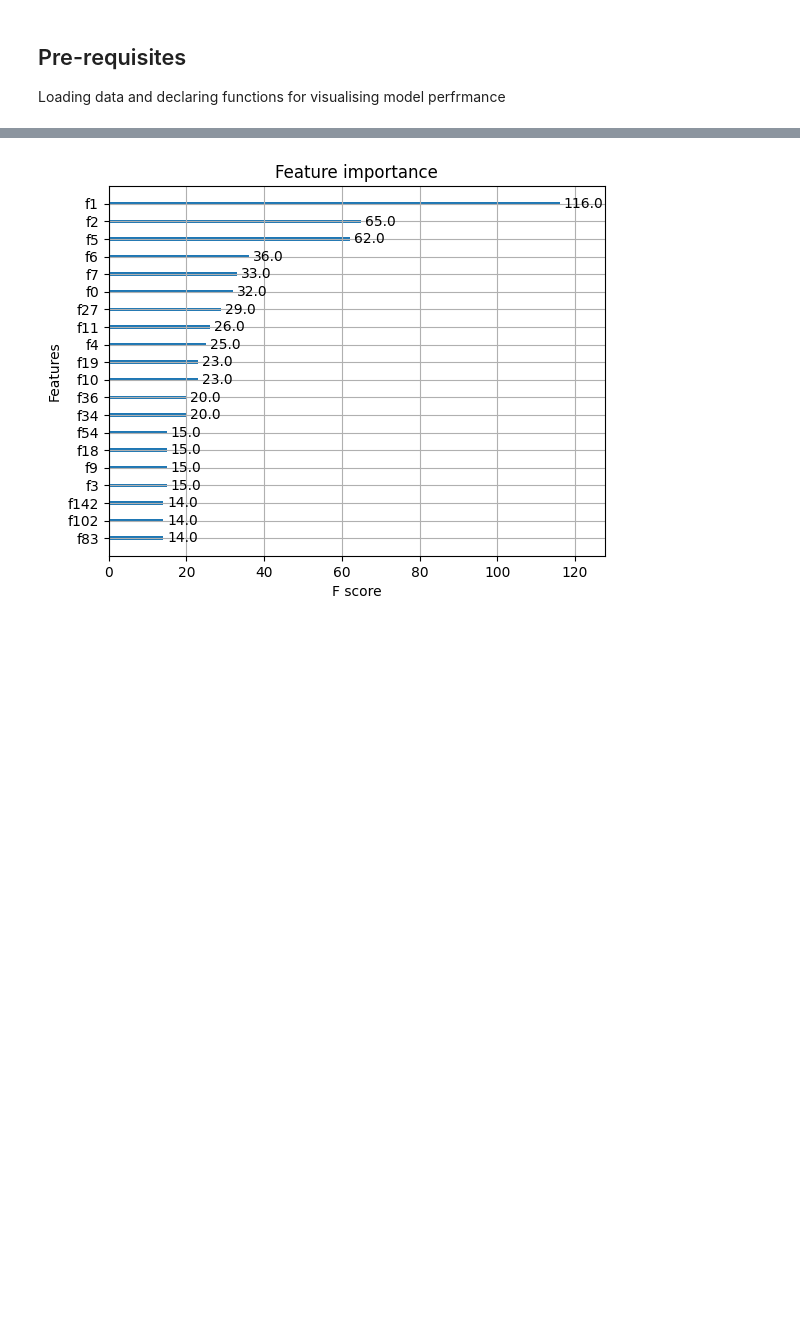
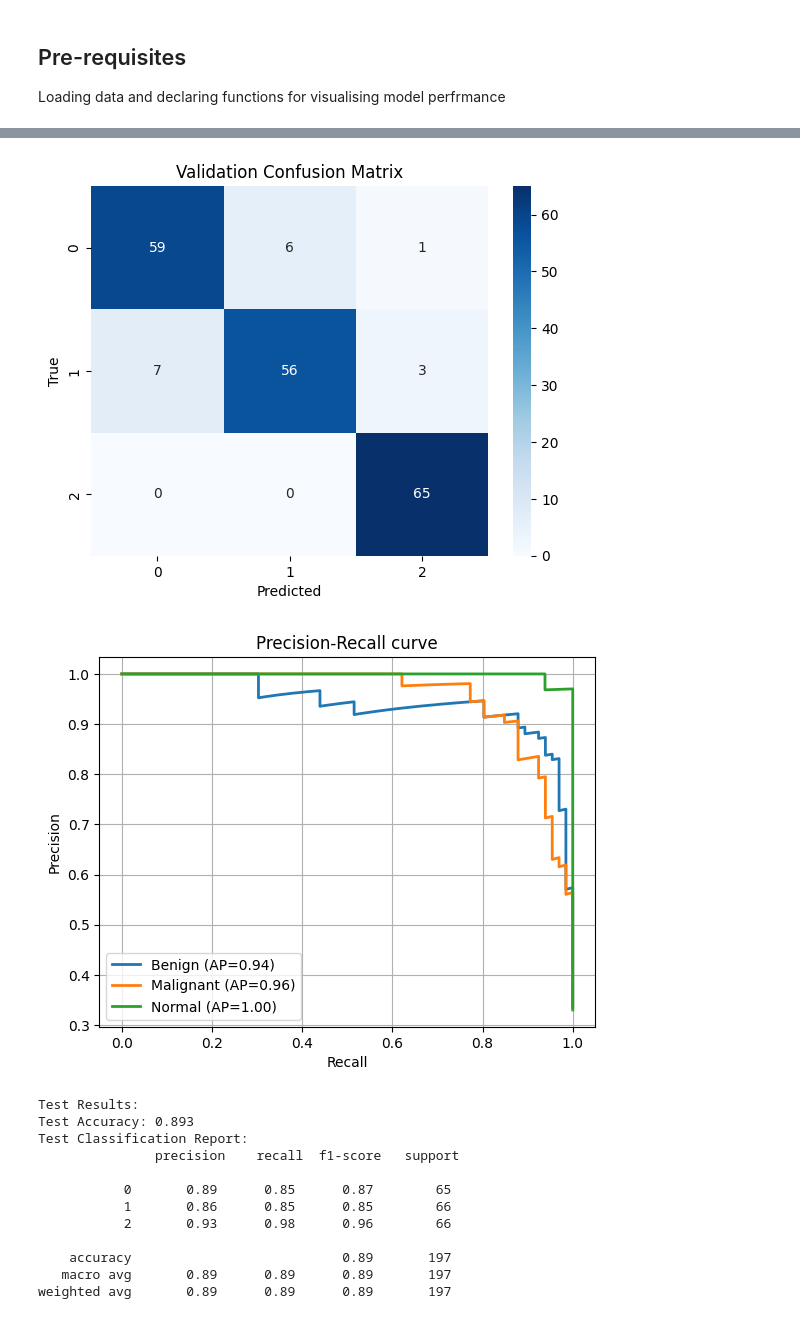
Before and after one commit to jessica9365/breast_cancer_detection, a Jupyter notebook: notebooks/classification_model.ipynb, the cells around one changed output, grey strips where cells are left out. Cells and saved outputs as stored; diff of their text form; code cells hidden in the pictures; blank space fills up the shorter version.

```diff
--- a/notebooks/classification_model.ipynb
+++ b/notebooks/classification_model.ipynb
@@ -382,39 +398,32 @@ Confusion Matrix:
+# %%
+def train_XGBoost(X_train, y_train, X_val=X_val, y_val=y_val):
+    # Initialize model
+    xgb_clf = xgb.XGBClassifier(
+        objective='multi:softprob',
+        num_class=3,
+        random_state=42,
+        n_estimators=100,
+        eval_metric='mlogloss',
+        early_stopping_rounds=20
+    )
+
+    xgb_clf.fit(
+        X_train, y_train,
+        eval_set=[(X_val, y_val)],
+        verbose=True
+    )
+
+    return xgb_clf
 # %%
-import xgboost as xgb
-from sklearn.metrics import accuracy_score, classification_report, confusion_matrix
-import matplotlib.pyplot as plt
+xgb_clf = train_XGBoost(X_train, y_train)
 
-# Assume labels are already encoded as 0,1,2
+print("Validation Results:")
+y_val_pred, y_val_prob = evaluate_model(xgb_clf, X_val, y_val, "Validation")
+plot_roc_curve(y_val, y_val_prob, "Validation")
+plot_precision_recall(y_val, y_val_prob, class_names)
 
-# Initialize model
-xgb_clf = xgb.XGBClassifier(
-    objective='multi:softprob',
-    num_class=3,
-    random_state=42,
-    n_estimators=100,
-    eval_metric='mlogloss',
-    early_stopping_rounds=20
-)
-
-xgb_clf.fit(
-    X_train, y_train,
-    eval_set=[(X_val, y_val)],
-    verbose=True
-)
-
-# Predict
-y_pred = xgb_clf.predict(X_test)
-
-# Evaluation
-print("Test Accuracy:", accuracy_score(y_test, y_pred))
-print("Classification Report:\n", classification_report(y_test, y_pred))
-print("Confusion Matrix:\n", confusion_matrix(y_test, y_pred))
-
-# # Save the model
-# import joblib
-# joblib.dump(xgb_clf, "results/xgboost_model.pkl")
-
-# Plot feature importance
-xgb.plot_importance(xgb_clf, max_num_features=20)
-plt.show()
+print("Test Results:")
+y_test_pred, y_test_prob = evaluate_model(xgb_clf, X_test, y_test, "Test")
+plot_roc_curve(y_test, y_test_prob, "Test")
+plot_precision_recall(y_test, y_test_prob, class_names)
 # %% [output]
@@ -438 +447,14 @@ Confusion Matrix:
-[figure, old version]
+[figure, new version]
+[figure, added]
+Test Results:
+Test Accuracy: 0.893
+Test Classification Report:
+               precision    recall  f1-score   support
+
+           0       0.89      0.85      0.87        65
+           1       0.86      0.85      0.85        66
+           2       0.93      0.98      0.96        66
+
+    accuracy                           0.89       197
+   macro avg       0.89      0.89      0.89       197
+weighted avg       0.89      0.89      0.89       197
```
Also changed, not shown: parts of 31 cells of this notebook.
